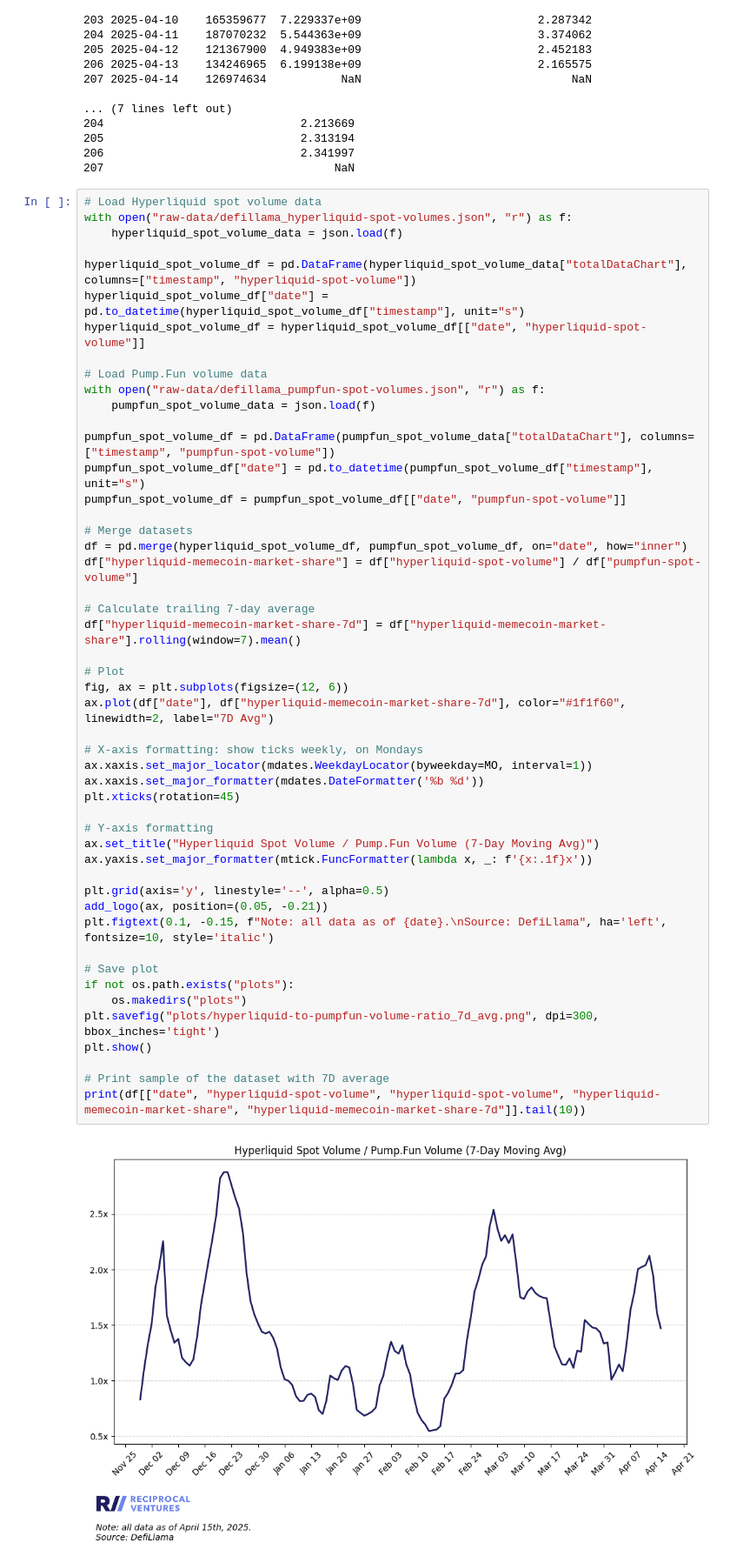
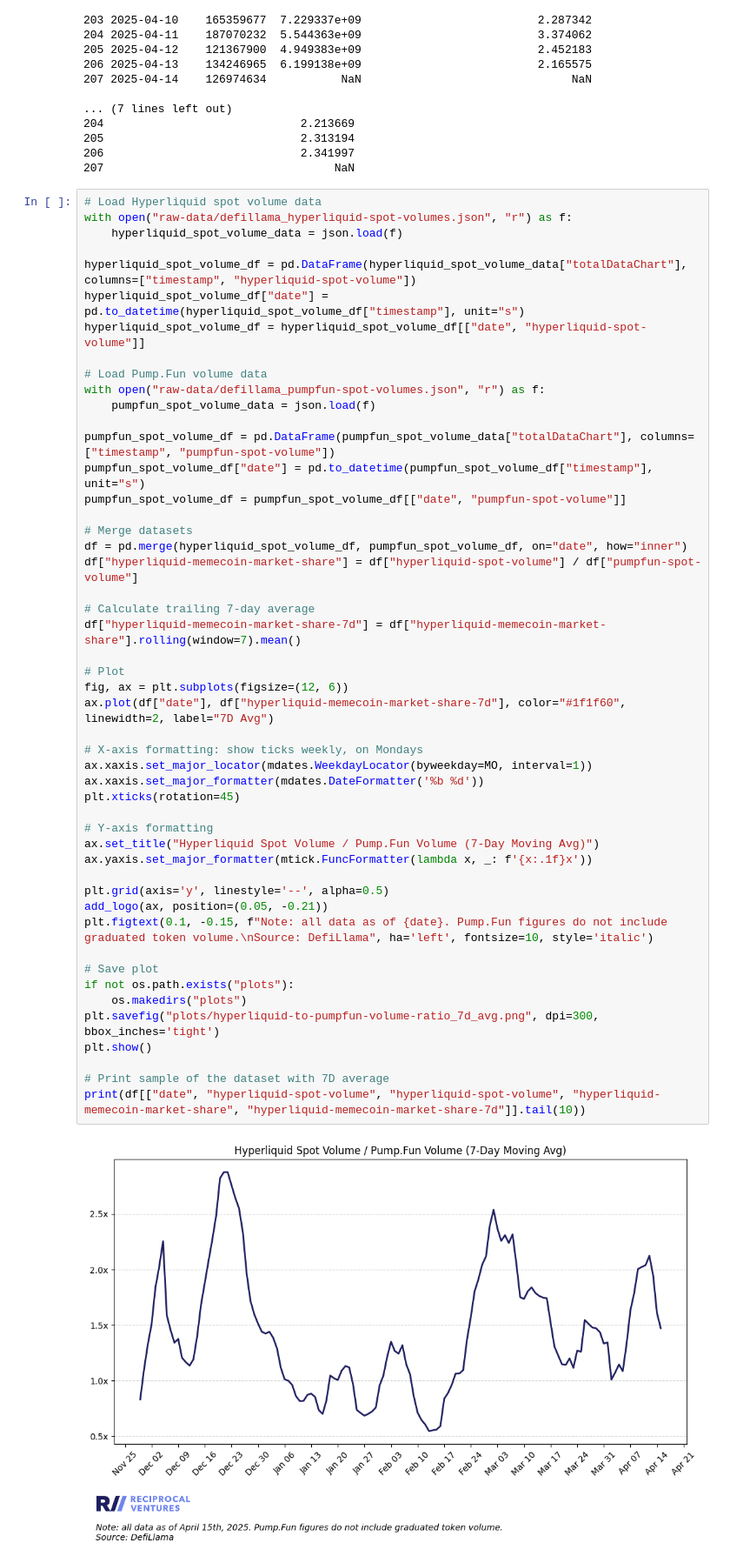
Before and after one commit to jimboevans/hyperliquid-data-cuts, a Jupyter notebook: analysis.ipynb, the cells around one changed output. Shown: that part at 87% size. Drawn from its saved outputs; the diff is of its cells as text.

Commit message:
fix note

```diff
--- a/analysis.ipynb
+++ b/analysis.ipynb
@@ -231,35 +231,35 @@ df = pd.merge(hyperliquid_spot_volume_df, pumpfun_spot_volume_df, on="date", how
 df["hyperliquid-memecoin-market-share"] = df["hyperliquid-spot-volume"] / df["pumpfun-spot-volume"]
 
 # Calculate trailing 7-day average
 df["hyperliquid-memecoin-market-share-7d"] = df["hyperliquid-memecoin-market-share"].rolling(window=7).mean()
 
 # Plot
 fig, ax = plt.subplots(figsize=(12, 6))
 ax.plot(df["date"], df["hyperliquid-memecoin-market-share-7d"], color="#1f1f60", linewidth=2, label="7D Avg")
 
 # X-axis formatting: show ticks weekly, on Mondays
 ax.xaxis.set_major_locator(mdates.WeekdayLocator(byweekday=MO, interval=1))
 ax.xaxis.set_major_formatter(mdates.DateFormatter('%b %d'))
 plt.xticks(rotation=45)
 
 # Y-axis formatting
 ax.set_title("Hyperliquid Spot Volume / Pump.Fun Volume (7-Day Moving Avg)")
 ax.yaxis.set_major_formatter(mtick.FuncFormatter(lambda x, _: f'{x:.1f}x'))
 
 plt.grid(axis='y', linestyle='--', alpha=0.5)
 add_logo(ax, position=(0.05, -0.21))
-plt.figtext(0.1, -0.15, f"Note: all data as of {date}.\nSource: DefiLlama", ha='left', fontsize=10, style='italic')
+plt.figtext(0.1, -0.15, f"Note: all data as of {date}. Pump.Fun figures do not include graduated token volume.\nSource: DefiLlama", ha='left', fontsize=10, style='italic')
 
 # Save plot
 if not os.path.exists("plots"):
     os.makedirs("plots")
 plt.savefig("plots/hyperliquid-to-pumpfun-volume-ratio_7d_avg.png", dpi=300, bbox_inches='tight')
 plt.show()
 
 # Print sample of the dataset with 7D average
 print(df[["date", "hyperliquid-spot-volume", "hyperliquid-spot-volume", "hyperliquid-memecoin-market-share", "hyperliquid-memecoin-market-share-7d"]].tail(10))
 # %% [output]
-[figure, old version]
+[figure, new version]
           date  hyperliquid-spot-volume  hyperliquid-spot-volume  \
 134 2025-04-06                148050393                148050393
 135 2025-04-07                254918742                254918742
```
Also changed, not shown: 1 other file.
